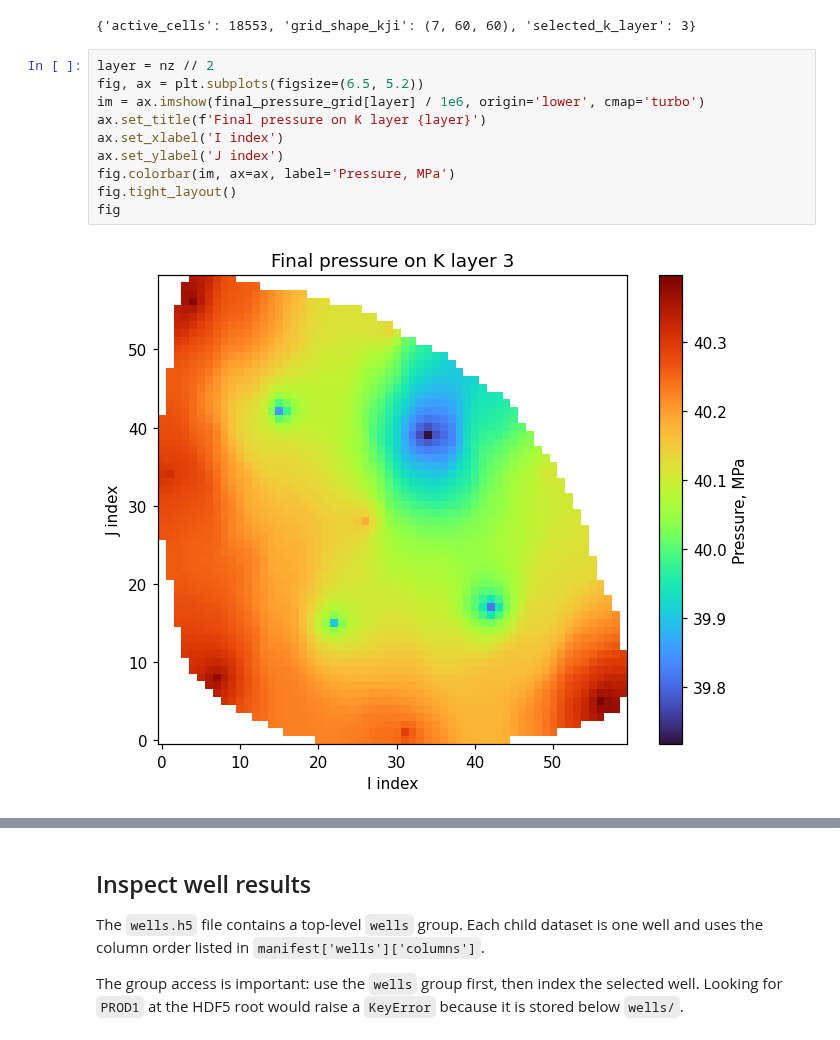
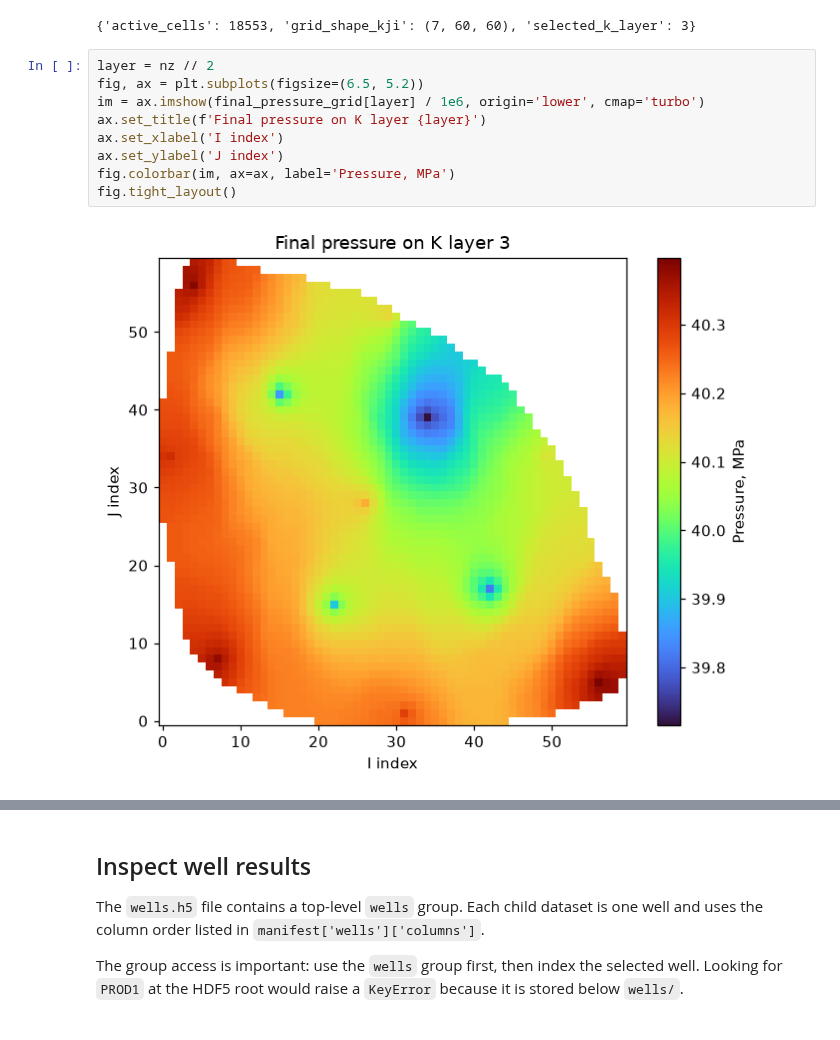
Before and after one commit to geo-kit/GeoCode, a Jupyter notebook: notebooks/Julia.ipynb, the cells around one changed output, grey strips where cells are left out. Cells and saved outputs as stored; diff of their text form.

```diff
--- a/notebooks/Julia.ipynb
+++ b/notebooks/Julia.ipynb
@@ -234,12 +226,11 @@ final_pressure_grid[k, j, i] = pressure[-1]
 # %%
 layer = nz // 2
 fig, ax = plt.subplots(figsize=(6.5, 5.2))
 im = ax.imshow(final_pressure_grid[layer] / 1e6, origin='lower', cmap='turbo')
 ax.set_title(f'Final pressure on K layer {layer}')
 ax.set_xlabel('I index')
 ax.set_ylabel('J index')
 fig.colorbar(im, ax=ax, label='Pressure, MPa')
 fig.tight_layout()
-fig
 # %% [output]
-[figure, old version]
+[figure, new version]
```
Also changed, not shown: parts of 25 cells of this notebook.
